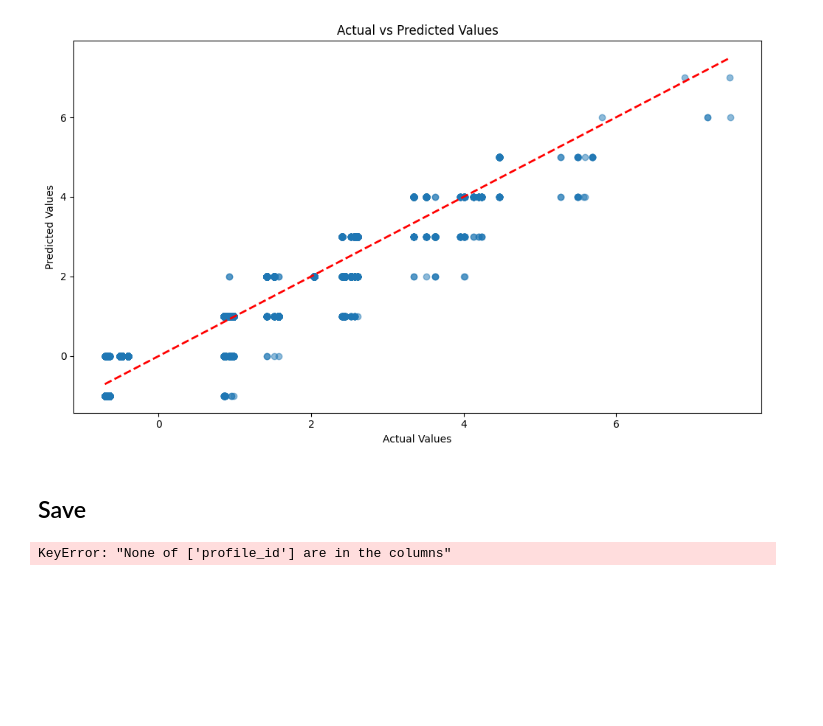
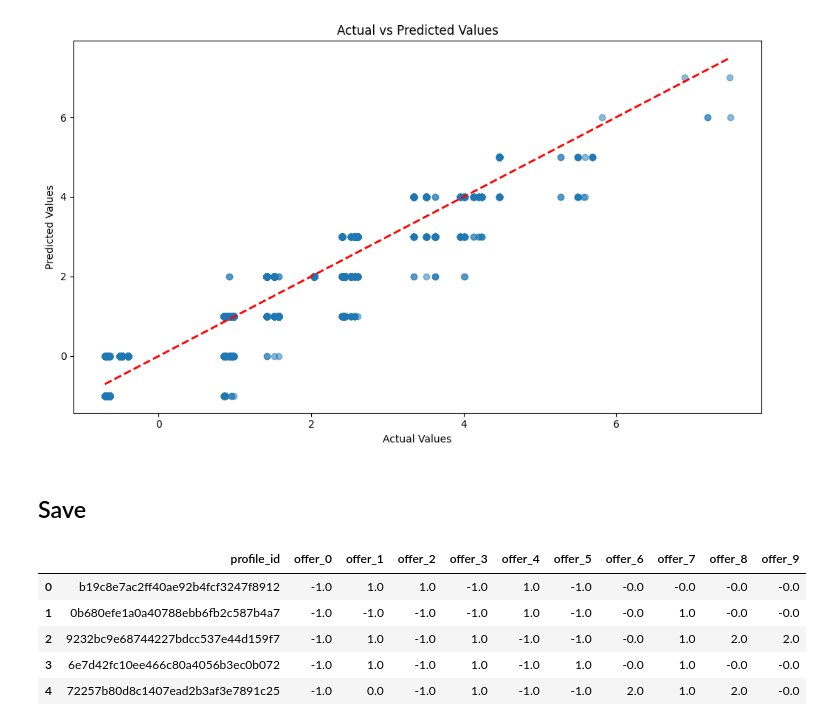
Before and after one commit to seobando/UDACITY_AWSML, a Jupyter notebook: 5-capstone-project/notebooks/model_collaborative_filters_mahalanobis.ipynb, the cells around one changed output. Drawn from its saved outputs; the diff is of its cells as text; code cells hidden in the pictures; blank space fills up the shorter version.

```diff
--- a/5-capstone-project/notebooks/model_collaborative_filters_mahalanobis.ipynb
+++ b/5-capstone-project/notebooks/model_collaborative_filters_mahalanobis.ipynb
@@ -138,12 +138,17 @@ R-squared Score: 0.8432
 ## Save
 # %%
 # Add profile_id back to the predicted DataFrame
-predicted.index = test.set_index("profile_id").index
+predicted.index = test.index
 predicted.columns = test.columns
 predicted = predicted.reset_index()
 predicted.head()
 # %% [output]
-KeyError: "None of ['profile_id'] are in the columns"
+|  | profile_id | offer_0 | offer_1 | offer_2 | offer_3 | offer_4 | offer_5 | offer_6 | offer_7 | offer_8 | offer_9 |
+| 0 | b19c8e7ac2ff40ae92b4fcf3247f8912 | -1.0 | 1.0 | 1.0 | -1.0 | 1.0 | -1.0 | -0.0 | -0.0 | -0.0 | -0.0 |
+| 1 | 0b680efe1a0a40788ebb6fb2c587b4a7 | -1.0 | -1.0 | -1.0 | -1.0 | 1.0 | -1.0 | -0.0 | 1.0 | -0.0 | -0.0 |
+| 2 | 9232bc9e68744227bdcc537e44d159f7 | -1.0 | 1.0 | -1.0 | 1.0 | -1.0 | -1.0 | -0.0 | 1.0 | 2.0 | 2.0 |
+| 3 | 6e7d42fc10ee466c80a4056b3ec0b072 | -1.0 | 1.0 | -1.0 | 1.0 | -1.0 | 1.0 | -0.0 | 1.0 | -0.0 | -0.0 |
+| 4 | 72257b80d8c1407ead2b3af3e7891c25 | -1.0 | 0.0 | -1.0 | 1.0 | -1.0 | -1.0 | 2.0 | 1.0 | 2.0 | -0.0 |
 # %%
 # Add profile_id back to the predicted DataFrame
 predicted.to_csv("../data/predictions/collaborative_filters_mahalanobis.csv", index=False)
```
